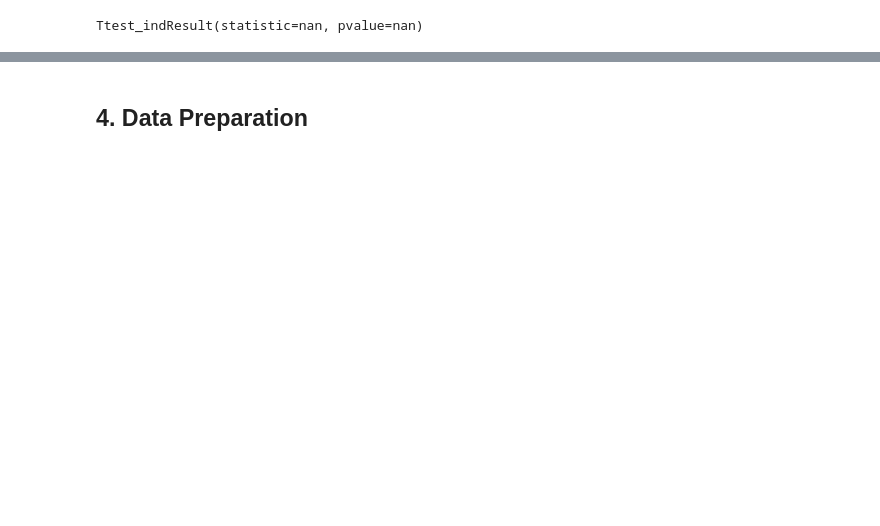
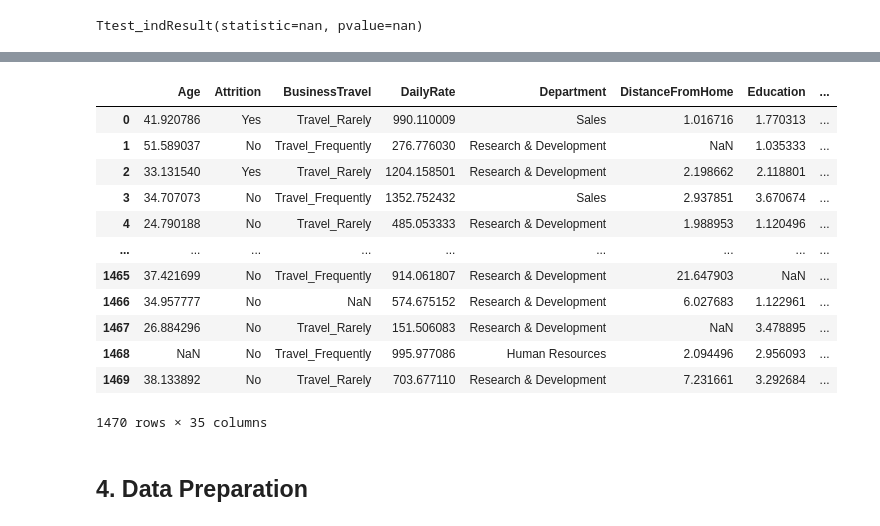
Before and after one commit to Lughaidh-w/Integrated_CA, a Jupyter notebook: Integrated CA2.ipynb, the cells around one changed output, grey strips where cells are left out. Drawn from its saved outputs; the diff is of its cells as text; code cells hidden in the pictures; blank space fills up the shorter version.

```diff
--- a/Integrated CA2.ipynb
+++ b/Integrated CA2.ipynb
@@ -214,2 +325,18 @@ Ttest_indResult(statistic=nan, pvalue=nan)
+# %%
+df
+# %% [output]
+|  | Age | Attrition | BusinessTravel | DailyRate | Department | DistanceFromHome | Education | ... |
+| 0 | 41.920786 | Yes | Travel_Rarely | 990.110009 | Sales | 1.016716 | 1.770313 | ... |
+| 1 | 51.589037 | No | Travel_Frequently | 276.776030 | Research & Development | NaN | 1.035333 | ... |
+| 2 | 33.131540 | Yes | Travel_Rarely | 1204.158501 | Research & Development | 2.198662 | 2.118801 | ... |
+| 3 | 34.707073 | No | Travel_Frequently | 1352.752432 | Sales | 2.937851 | 3.670674 | ... |
+| 4 | 24.790188 | No | Travel_Rarely | 485.053333 | Research & Development | 1.988953 | 1.120496 | ... |
+| ... | ... | ... | ... | ... | ... | ... | ... | ... |
+| 1465 | 37.421699 | No | Travel_Frequently | 914.061807 | Research & Development | 21.647903 | NaN | ... |
+| 1466 | 34.957777 | No | NaN | 574.675152 | Research & Development | 6.027683 | 1.122961 | ... |
+| 1467 | 26.884296 | No | Travel_Rarely | 151.506083 | Research & Development | NaN | 3.478895 | ... |
+| 1468 | NaN | No | Travel_Frequently | 995.977086 | Human Resources | 2.094496 | 2.956093 | ... |
+| 1469 | 38.133892 | No | Travel_Rarely | 703.677110 | Research & Development | 7.231661 | 3.292684 | ... |
+1470 rows × 35 columns
 # %% [markdown]
 ## 4. Data Preparation
```
Also changed, not shown: parts of 17 cells of this notebook.
